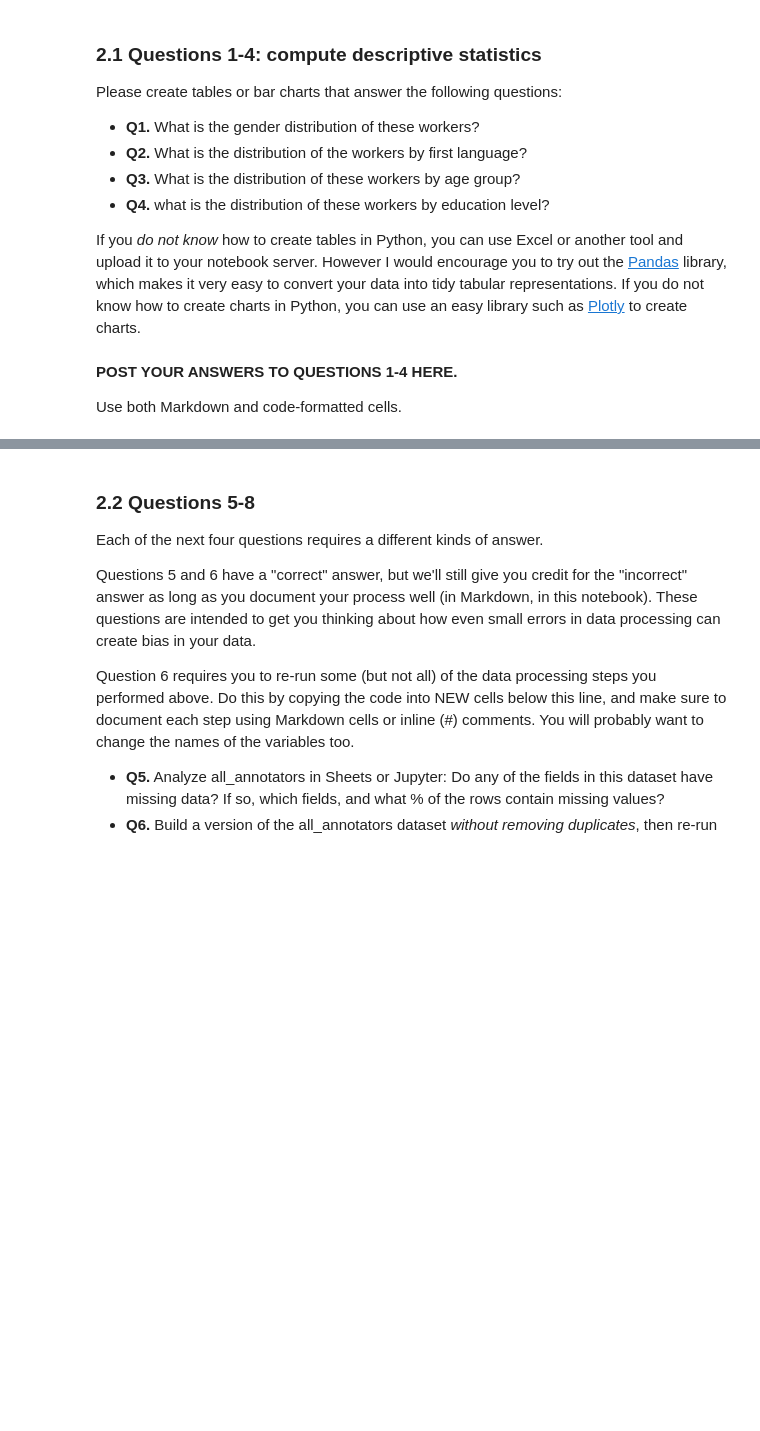
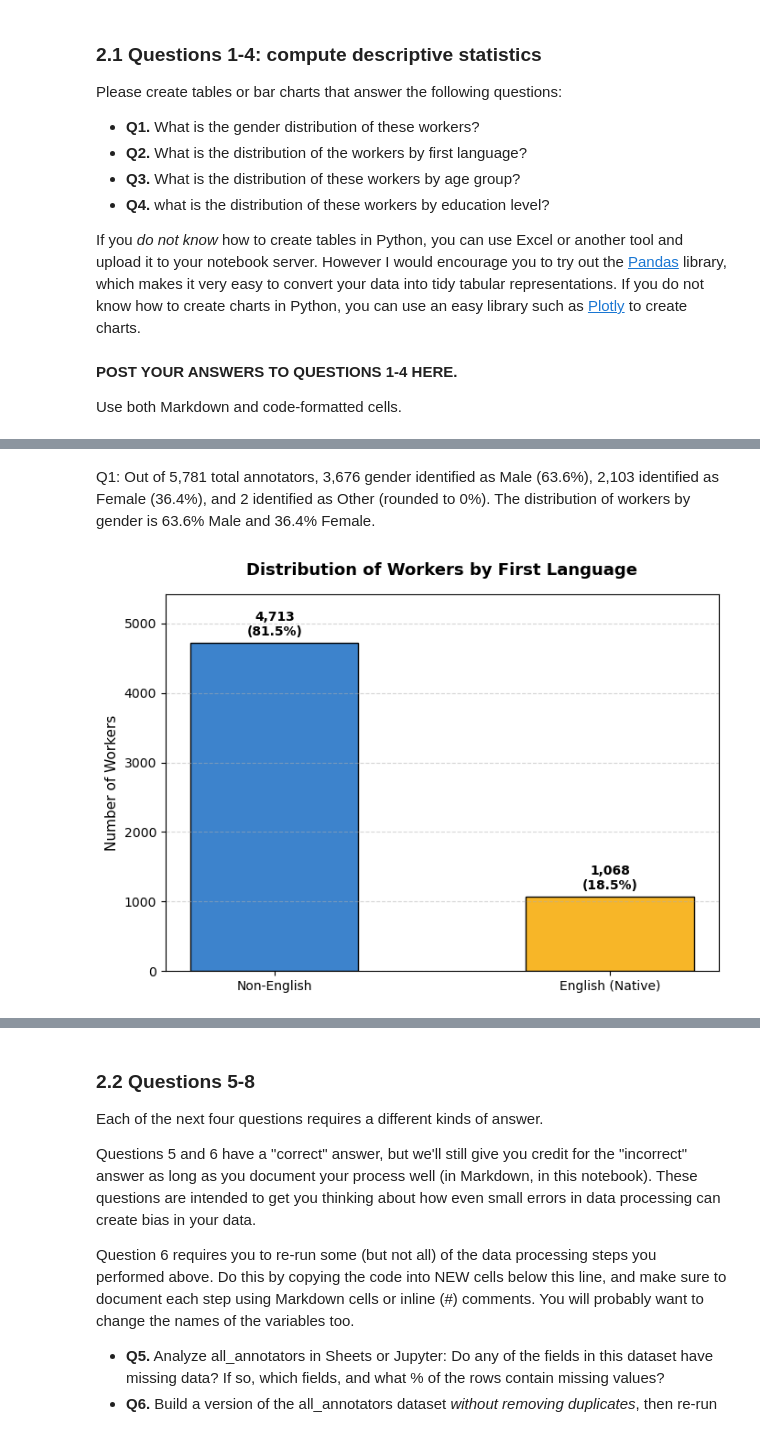
Before and after one commit to annieh04/hcde-410, a Jupyter notebook: A2/hcde410-a2.ipynb, the cells around one changed output, grey strips where cells are left out. Saved outputs shown, nothing was run; the diff lists cells and outputs as text; code cells hidden in the pictures; blank space fills up the shorter version.

```diff
--- a/A2/hcde410-a2.ipynb
+++ b/A2/hcde410-a2.ipynb
@@ -437,0 +474,65 @@ KeyError: 'gender'
+# %% [markdown]
+Q1: Out of 5,781 total annotators, 3,676 gender identified as Male (63.6%), 2,103 identified as Female (36.4%), and 2 identified as Other (rounded to 0%). The distribution of workers by gender is 63.6% Male and 36.4% Female.
+# %%
+#Q2 code
+import matplotlib.pyplot as plt
+import pandas as pd
+
+# 1. Load the dataset
+df = pd.read_csv("a2_all_annotator_demographics.csv")
+
+# 2. Calculate counts and percentages
+counts = df["english_first_language"].value_counts(dropna=False)
+percentages = (
+    df["english_first_language"].value_counts(normalize=True, dropna=False)
+    * 100
+)
+
+# Map labels (handles numeric 1.0/0.0 and missing values)
+label_map = {
+    1.0: "English (Native)",
+    0.0: "Non-English",
+    1: "English (Native)",
+    0: "Non-English",
+}
+labels = [label_map.get(k, "Not Reported") for k in counts.index]
+
+# 3. Create the bar chart with your custom colors
+plt.figure(figsize=(7, 5))
+colors = ["#3d83cc", "#f7b628"]
+
+bars = plt.bar(
+    labels,
+    counts.values,
+    color=colors[: len(counts)],
+    edgecolor="black",
+    width=0.5,
+)
+
+# Add counts and percentages directly above each bar
+for bar, pct, count in zip(bars, percentages.values, counts.values):
+    plt.text(
+        bar.get_x() + bar.get_width() / 2,
+        bar.get_height() + (max(counts.values) * 0.015),
+        f"{count:,}\n({pct:.1f}%)",
+        ha="center",
+        va="bottom",
+        fontsize=10,
+        fontweight="bold",
+    )
+
+# Formatting
+plt.title(
+    "Distribution of Workers by First Language",
+    fontsize=13,
+    fontweight="bold",
+    pad=15,
+)
+plt.ylabel("Number of Workers", fontsize=11)
+plt.ylim(0, max(counts.values) * 1.15)
+plt.grid(axis="y", linestyle="--", alpha=0.5)
+
+plt.tight_layout()
+plt.show()
+# %% [output]
+[figure, added]
```
Also changed, not shown: parts of 8 cells of this notebook.
